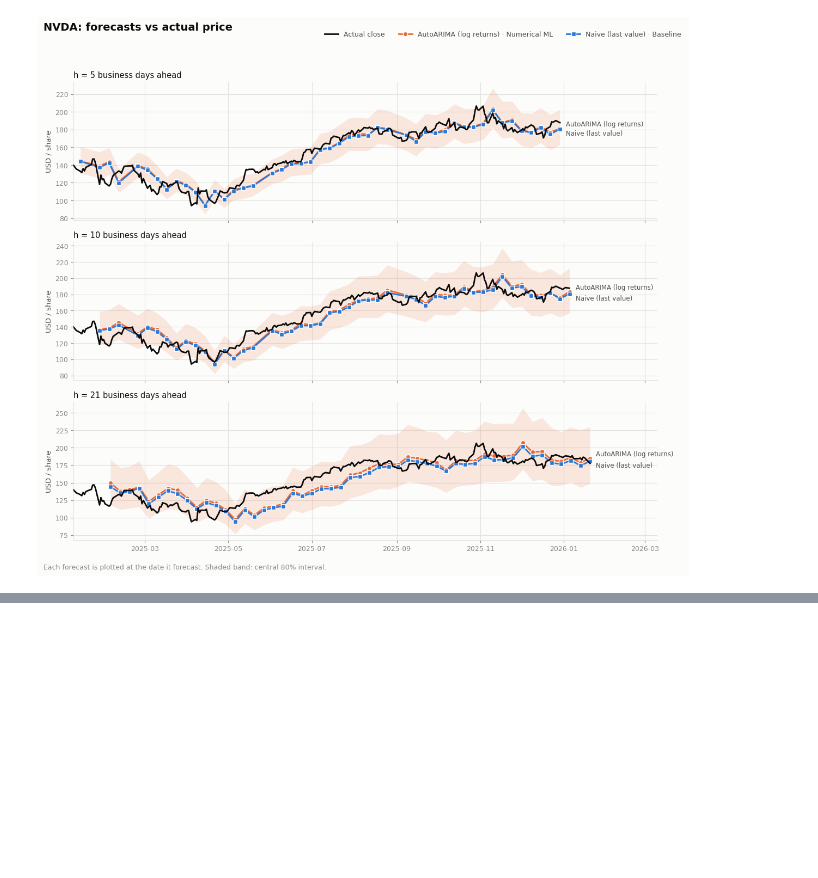
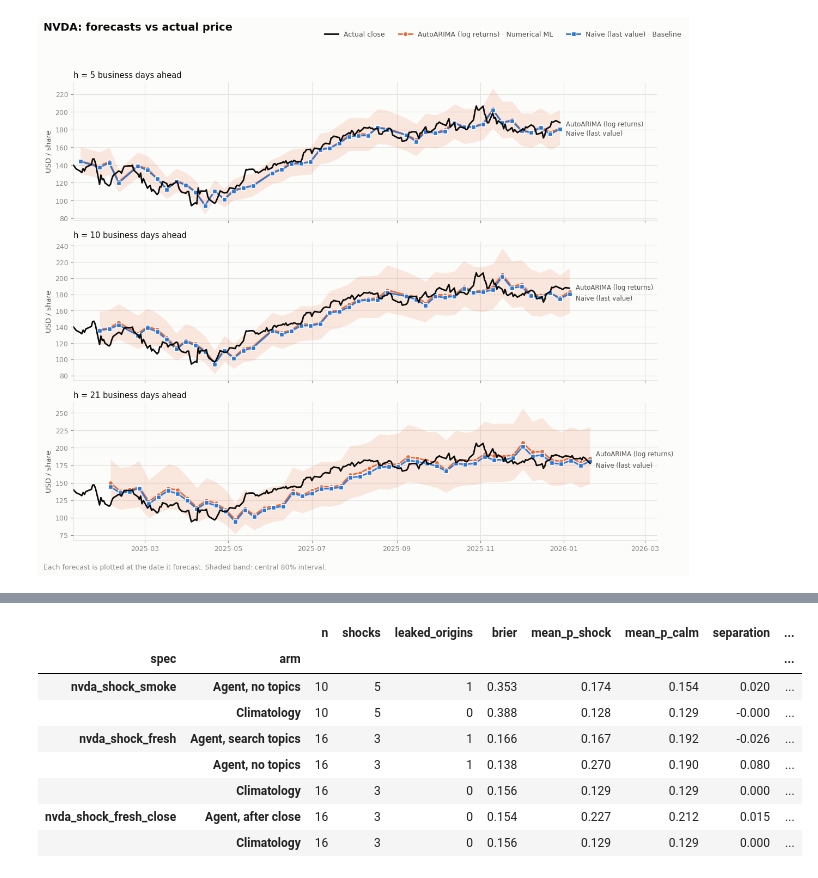
Before and after one commit to Rohan812/agentic-forecasting, a Jupyter notebook: implementations/ai_stocks_forecasting/01_leaderboard_and_calibration.ipynb, the cells around one changed output, grey strips where cells are left out. Saved outputs shown, nothing was run; the diff lists cells and outputs as text; code cells hidden in the pictures; blank space fills up the shorter version.

```diff
--- a/implementations/ai_stocks_forecasting/01_leaderboard_and_calibration.ipynb
+++ b/implementations/ai_stocks_forecasting/01_leaderboard_and_calibration.ipynb
@@ -211,0 +235,16 @@ fig, axes = predicted_vs_actual(frame, data_service)
+# %%
+from ai_stocks_forecasting.charts import load_shock_frame, shock_leaderboard, shock_separation
+
+
+shocks = load_shock_frame(data_service)
+shock_leaderboard(shocks)
+# %% [output]
+|  |  | n | shocks | leaked_origins | brier | mean_p_shock | mean_p_calm | separation | ... |
+| spec | arm |  |  |  |  |  |  |  | ... |
+| nvda_shock_smoke | Agent, no topics | 10 | 5 | 1 | 0.353 | 0.174 | 0.154 | 0.020 | ... |
+|  | Climatology | 10 | 5 | 0 | 0.388 | 0.128 | 0.129 | -0.000 | ... |
+| nvda_shock_fresh | Agent, search topics | 16 | 3 | 1 | 0.166 | 0.167 | 0.192 | -0.026 | ... |
+|  | Agent, no topics | 16 | 3 | 1 | 0.138 | 0.270 | 0.190 | 0.080 | ... |
+|  | Climatology | 16 | 3 | 0 | 0.156 | 0.129 | 0.129 | 0.000 | ... |
+| nvda_shock_fresh_close | Agent, after close | 16 | 3 | 0 | 0.154 | 0.227 | 0.212 | 0.015 | ... |
+|  | Climatology | 16 | 3 | 0 | 0.156 | 0.129 | 0.129 | 0.000 | ... |
```
Also changed, not shown: parts of 6 cells of this notebook, 4 other files.
